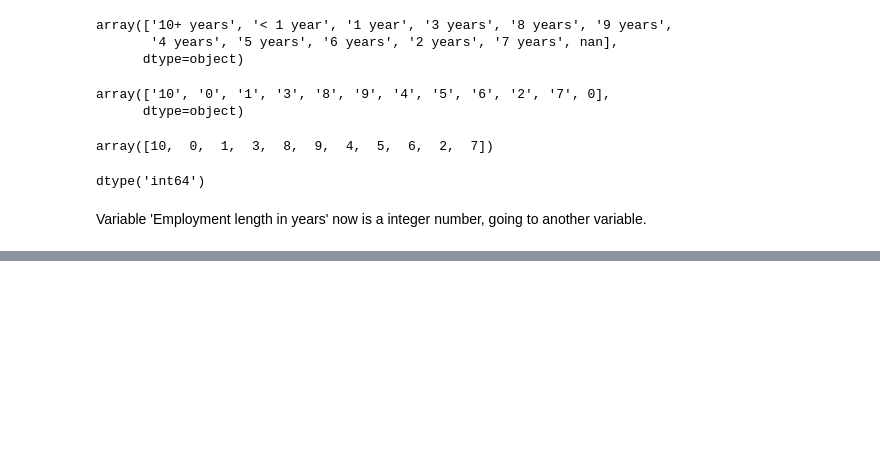
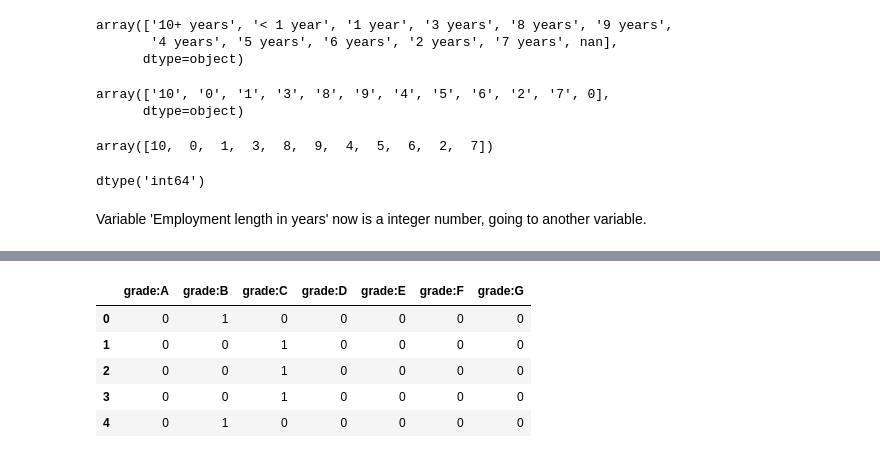
Before and after one commit to andre-cav/Credit-Risk-with-Python, a Jupyter notebook: Credit_Risk_ModellingData.ipynb, the cells around one changed output, grey strips where cells are left out. Drawn from its saved outputs; the diff is of its cells as text; code cells hidden in the pictures; blank space fills up the shorter version.

```diff
--- a/Credit_Risk_ModellingData.ipynb
+++ b/Credit_Risk_ModellingData.ipynb
@@ -110,0 +212,9 @@ df_loan.loc[ : , ['earliest_cr_line','earliest_cr_line_date','mths_since_earlies
+# %%
+pd.get_dummies(df_loan['grade'], prefix = 'grade', prefix_sep = ':').head()
+# %% [output]
+|  | grade:A | grade:B | grade:C | grade:D | grade:E | grade:F | grade:G |
+| 0 | 0 | 1 | 0 | 0 | 0 | 0 | 0 |
+| 1 | 0 | 0 | 1 | 0 | 0 | 0 | 0 |
+| 2 | 0 | 0 | 1 | 0 | 0 | 0 | 0 |
+| 3 | 0 | 0 | 1 | 0 | 0 | 0 | 0 |
+| 4 | 0 | 1 | 0 | 0 | 0 | 0 | 0 |
```
Also changed, not shown: parts of 31 cells of this notebook.
